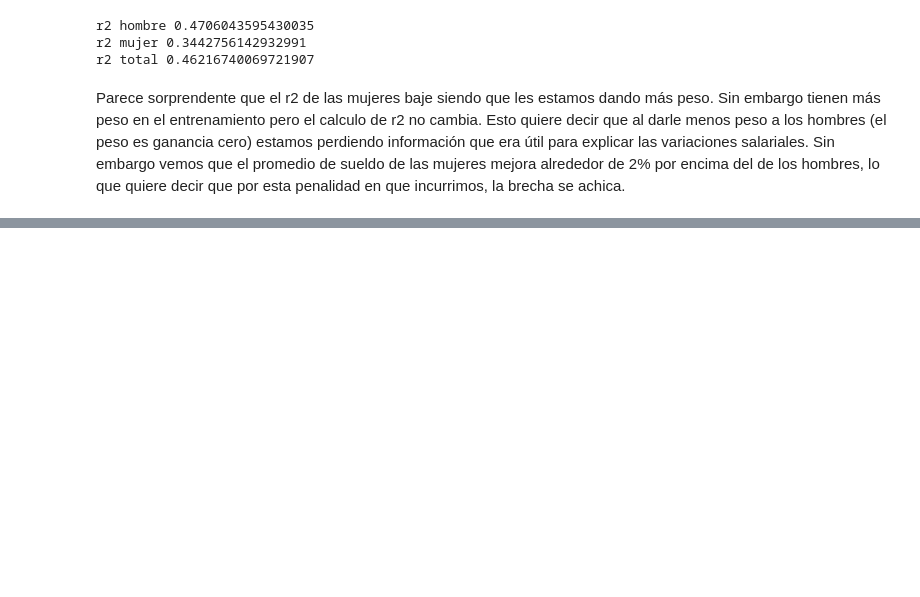
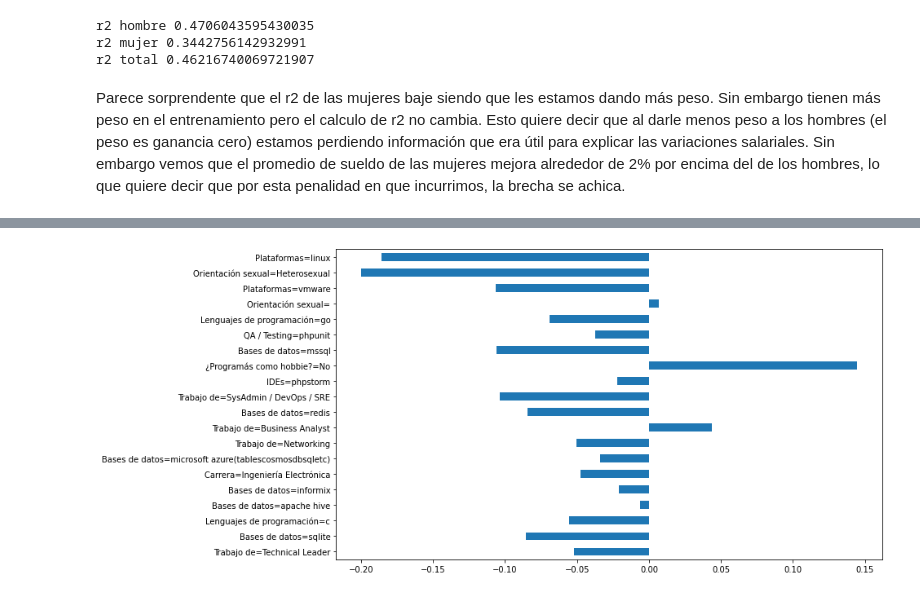
Before and after one commit to seppo0010/sysarmy-sueldos-2020.1, a Jupyter notebook: notebook/Brecha de género.ipynb, the cells around one changed output, grey strips where cells are left out. Saved outputs shown, nothing was run; the diff lists cells and outputs as text; code cells hidden in the pictures; blank space fills up the shorter version.

```diff
--- a/notebook/Brecha de género.ipynb
+++ b/notebook/Brecha de género.ipynb
@@ -722,0 +886,9 @@ Parece sorprendente que el r2 de las mujeres baje siendo que les estamos dando m
+# %%
+df_encoded = df.apply(kf_gmodels[0].encode_row, axis=1)
+cols = pd.Series(dict(zip(kf_gmodels[0].valid_words_ + ['¿Gente a cargo?', 'Años de experiencia', 'Tengo'],
+kf_gmodels[0].classifier_.feature_importances_))).sort_values().tail(20).index.to_list()
+name_to_col = dict(zip(kf_gmodels[0].valid_words_ + ['¿Gente a cargo?','Años de experiencia','Tengo',], range(len(kf_gmodels[0].valid_words_)+3)))
+df_corr = pd.concat((df_encoded[[name_to_col[col] for col in cols]].rename({name_to_col[col]: col for col in cols}, axis=1), pd.DataFrame((df['Me identifico'] == 'Mujer').rename('Mujer'))), axis=1).corr()
+df_corr['Mujer'].drop('Mujer').plot.barh(figsize=(12, 7));
+# %% [output]
+[figure, added]
```
Also changed, not shown: parts of 8 cells of this notebook.
